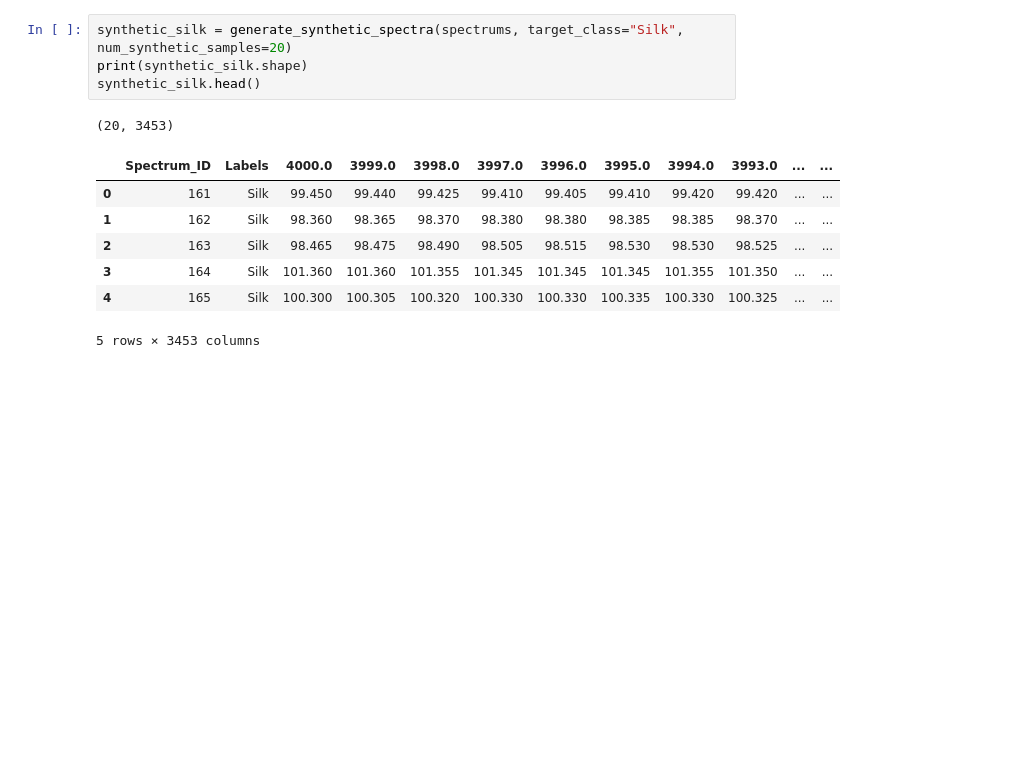
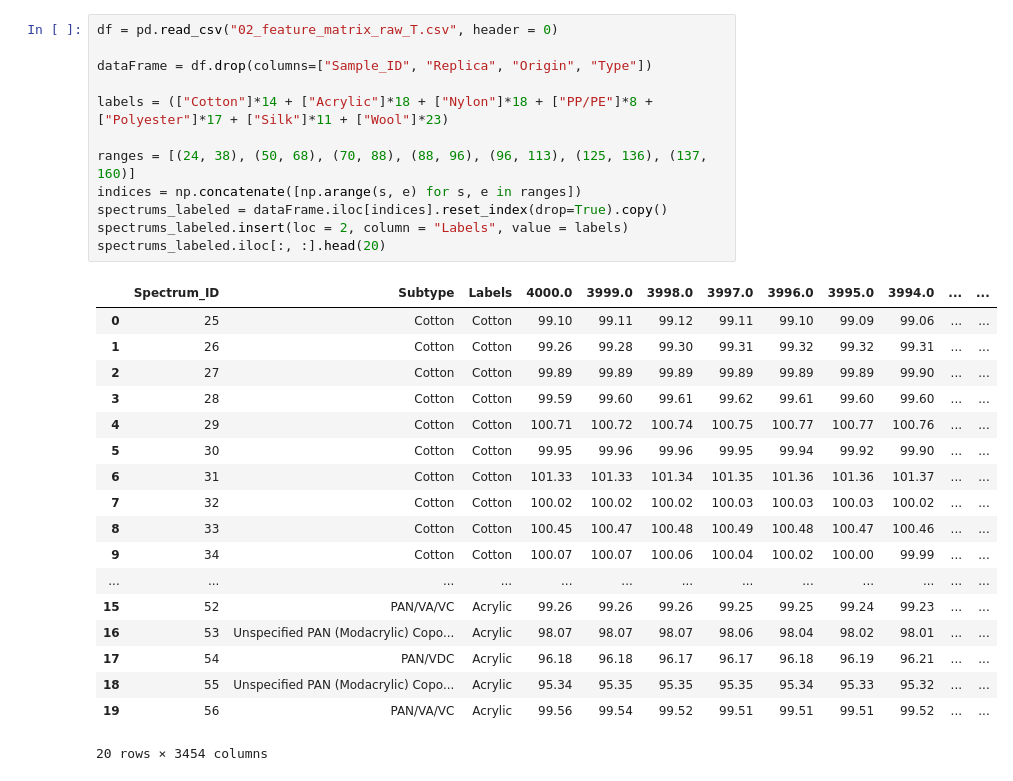
Before and after one commit to Eggorchikk/CBL_IR, a Jupyter notebook: CBL_ML/make_synthetic_data.ipynb, the cells around one changed output. Saved outputs shown, nothing was run; the diff lists cells and outputs as text; blank space fills up the shorter version.

Commit message:
Synthetic data generator mashallah

```diff
--- a/CBL_ML/make_synthetic_data.ipynb
+++ b/CBL_ML/make_synthetic_data.ipynb
@@ -76,13 +33,31 @@ spectrums.iloc[:, :15].head(10)
-# %%
-synthetic_silk = generate_synthetic_spectra(spectrums, target_class="Silk", num_synthetic_samples=20)
-print(synthetic_silk.shape)
-synthetic_silk.head()
-# %% [output]
-(20, 3453)
-|  | Spectrum_ID | Labels | 4000.0 | 3999.0 | 3998.0 | 3997.0 | 3996.0 | 3995.0 | 3994.0 | 3993.0 | ... | ... |
-| 0 | 161 | Silk | 99.450 | 99.440 | 99.425 | 99.410 | 99.405 | 99.410 | 99.420 | 99.420 | ... | ... |
-| 1 | 162 | Silk | 98.360 | 98.365 | 98.370 | 98.380 | 98.380 | 98.385 | 98.385 | 98.370 | ... | ... |
-| 2 | 163 | Silk | 98.465 | 98.475 | 98.490 | 98.505 | 98.515 | 98.530 | 98.530 | 98.525 | ... | ... |
-| 3 | 164 | Silk | 101.360 | 101.360 | 101.355 | 101.345 | 101.345 | 101.345 | 101.355 | 101.350 | ... | ... |
-| 4 | 165 | Silk | 100.300 | 100.305 | 100.320 | 100.330 | 100.330 | 100.335 | 100.330 | 100.325 | ... | ... |
-5 rows × 3453 columns
+# %%
+df = pd.read_csv("02_feature_matrix_raw_T.csv", header = 0)
+
+dataFrame = df.drop(columns=["Sample_ID", "Replica", "Origin", "Type"])
+
+labels = (["Cotton"]*14 + ["Acrylic"]*18 + ["Nylon"]*18 + ["PP/PE"]*8 + ["Polyester"]*17 + ["Silk"]*11 + ["Wool"]*23)
+
+ranges = [(24, 38), (50, 68), (70, 88), (88, 96), (96, 113), (125, 136), (137, 160)]
+indices = np.concatenate([np.arange(s, e) for s, e in ranges])
+spectrums_labeled = dataFrame.iloc[indices].reset_index(drop=True).copy()
+spectrums_labeled.insert(loc = 2, column = "Labels", value = labels)
+spectrums_labeled.iloc[:, :].head(20)
+# %% [output]
+|  | Spectrum_ID | Subtype | Labels | 4000.0 | 3999.0 | 3998.0 | 3997.0 | 3996.0 | 3995.0 | 3994.0 | ... | ... |
+| 0 | 25 | Cotton | Cotton | 99.10 | 99.11 | 99.12 | 99.11 | 99.10 | 99.09 | 99.06 | ... | ... |
+| 1 | 26 | Cotton | Cotton | 99.26 | 99.28 | 99.30 | 99.31 | 99.32 | 99.32 | 99.31 | ... | ... |
+| 2 | 27 | Cotton | Cotton | 99.89 | 99.89 | 99.89 | 99.89 | 99.89 | 99.89 | 99.90 | ... | ... |
+| 3 | 28 | Cotton | Cotton | 99.59 | 99.60 | 99.61 | 99.62 | 99.61 | 99.60 | 99.60 | ... | ... |
+| 4 | 29 | Cotton | Cotton | 100.71 | 100.72 | 100.74 | 100.75 | 100.77 | 100.77 | 100.76 | ... | ... |
+| 5 | 30 | Cotton | Cotton | 99.95 | 99.96 | 99.96 | 99.95 | 99.94 | 99.92 | 99.90 | ... | ... |
+| 6 | 31 | Cotton | Cotton | 101.33 | 101.33 | 101.34 | 101.35 | 101.36 | 101.36 | 101.37 | ... | ... |
+| 7 | 32 | Cotton | Cotton | 100.02 | 100.02 | 100.02 | 100.03 | 100.03 | 100.03 | 100.02 | ... | ... |
+| 8 | 33 | Cotton | Cotton | 100.45 | 100.47 | 100.48 | 100.49 | 100.48 | 100.47 | 100.46 | ... | ... |
+| 9 | 34 | Cotton | Cotton | 100.07 | 100.07 | 100.06 | 100.04 | 100.02 | 100.00 | 99.99 | ... | ... |
+| ... | ... | ... | ... | ... | ... | ... | ... | ... | ... | ... | ... | ... |
+| 15 | 52 | PAN/VA/VC | Acrylic | 99.26 | 99.26 | 99.26 | 99.25 | 99.25 | 99.24 | 99.23 | ... | ... |
+| 16 | 53 | Unspecified PAN (Modacrylic) Copo... | Acrylic | 98.07 | 98.07 | 98.07 | 98.06 | 98.04 | 98.02 | 98.01 | ... | ... |
+| 17 | 54 | PAN/VDC | Acrylic | 96.18 | 96.18 | 96.17 | 96.17 | 96.18 | 96.19 | 96.21 | ... | ... |
+| 18 | 55 | Unspecified PAN (Modacrylic) Copo... | Acrylic | 95.34 | 95.35 | 95.35 | 95.35 | 95.34 | 95.33 | 95.32 | ... | ... |
+| 19 | 56 | PAN/VA/VC | Acrylic | 99.56 | 99.54 | 99.52 | 99.51 | 99.51 | 99.51 | 99.52 | ... | ... |
+20 rows × 3454 columns
```
Also changed, not shown: parts of 18 cells of this notebook.
